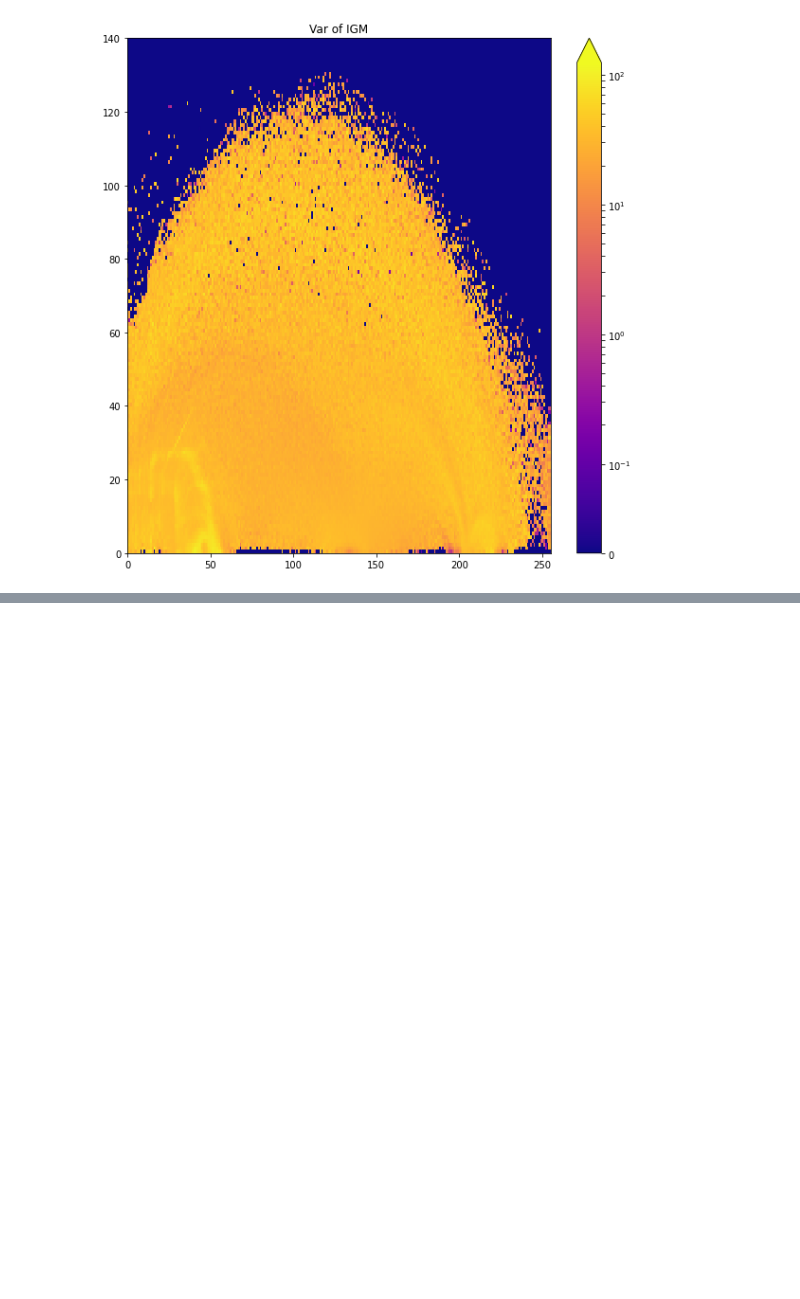
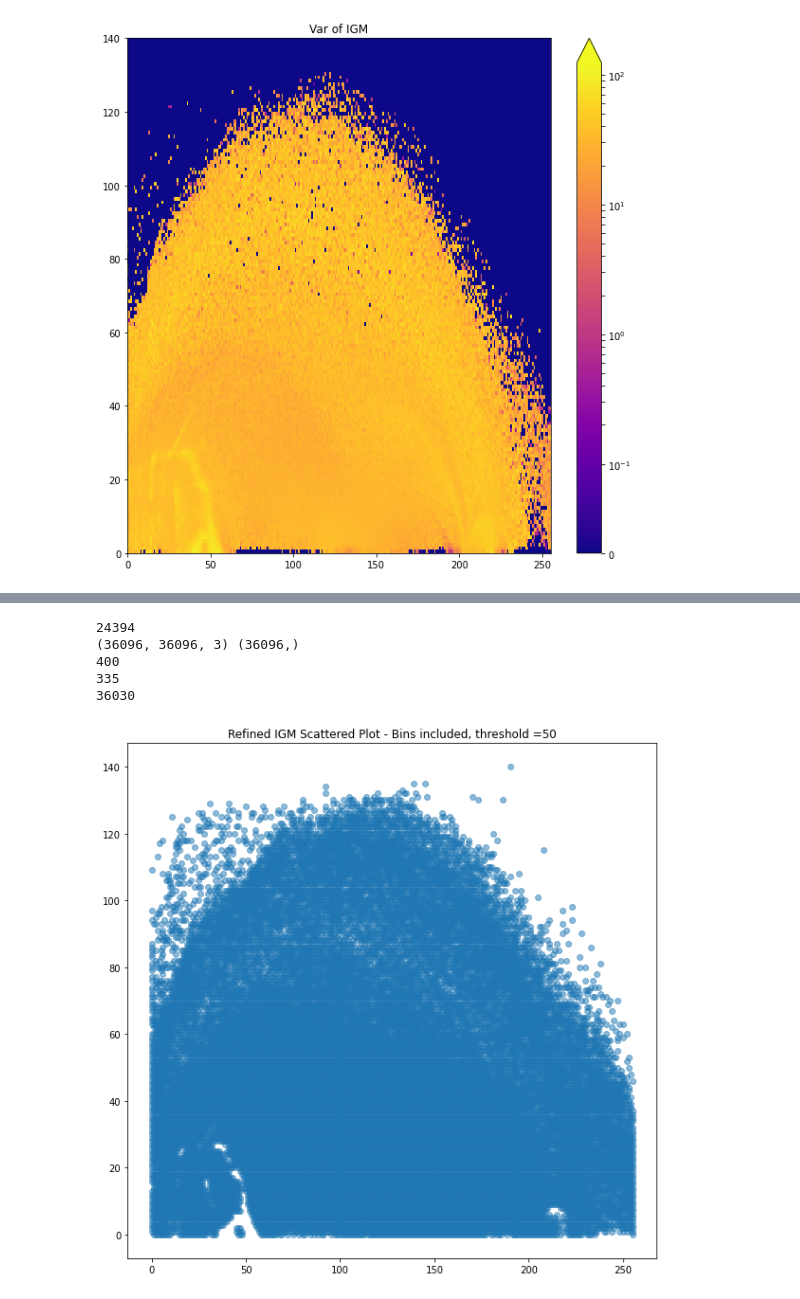
Before and after one commit to Malloc26/DVRTransferFunctionGenerator, a Jupyter notebook: src/setupData.ipynb, the cells around one changed output, grey strips where cells are left out. Cells and saved outputs as stored; diff of their text form; code cells hidden in the pictures; blank space fills up the shorter version.

```diff
--- a/src/setupData.ipynb
+++ b/src/setupData.ipynb
@@ -468,0 +486,52 @@ plt.show()
+# %%
+#First, create our matrix of data - [intensity vs data]
+def gen_features_arr(igm_refined_2d, f_num_bins):
+    features_arr = np.asarray([[x, y] for y, val in enumerate(igm_refined_2d)
+                                                  for x, bins in enumerate(val)
+                                                  if bins > 0 ])
+
+    voxels_per_bin = np.full((igm_bins.shape[0], igm_bins.shape[0], 3), -1)
+    igm_to_features_idx = np.zeros((igm_bins.shape[0]), dtype = np.int)
+
+    igm_to_features_idx = np.asarray([(x+y*f_num_bins) if bins > 0 else -1 for y, val in enumerate(igm_refined_2d)
+                                                                            for x, bins in enumerate(val)])
+    return features_arr, voxels_per_bin, igm_to_features_idx
+
+    features_arr = []
+    i= 0
+    j = 0
+    for y, val in enumerate(igm_refined_2d):
+        for x, bins in enumerate(val):
+            igm_to_features_idx[j] = -1
+            if (bins > 0):
+                features_arr.append([x, y])
+                igm_to_features_idx[j] = i
+                i = i + 1
+            j = j + 1
+
+            #voxels_per_bin.append(np.zeros([bins, 3], dtype=np.int))
+
+    features_arr = np.asarray(features_arr)
+    return features_arr, voxels_per_bin, igm_to_features_idx
+
+features_arr, voxels_per_bin, igm_to_features_idx = gen_features_arr(igm_refined_2d, f_bins)
+print(features_arr.shape[0])
+print(voxels_per_bin.shape, igm_bins.shape)
+test = 400
+print(igm_to_features_idx[test])
+print(igm_refined[test])
+print(igm_to_features_idx.max())
+# %% [output]
+24394
+(36096, 36096, 3) (36096,)
+400
+335
+36030
+# %%
+fig = plt.figure(figsize=(10, 10))
+plt.title('Refined IGM Scattered Plot - Bins included, threshold =' + str(threshold))
+#X, Y = np.meshgrid(x, y)
+plt.scatter(features_arr[:, 0], features_arr[:, 1], alpha=0.5)
+plt.show()
+# %% [output]
+[figure, added]
```
Also changed, not shown: parts of 15 cells of this notebook, 2 other files.
